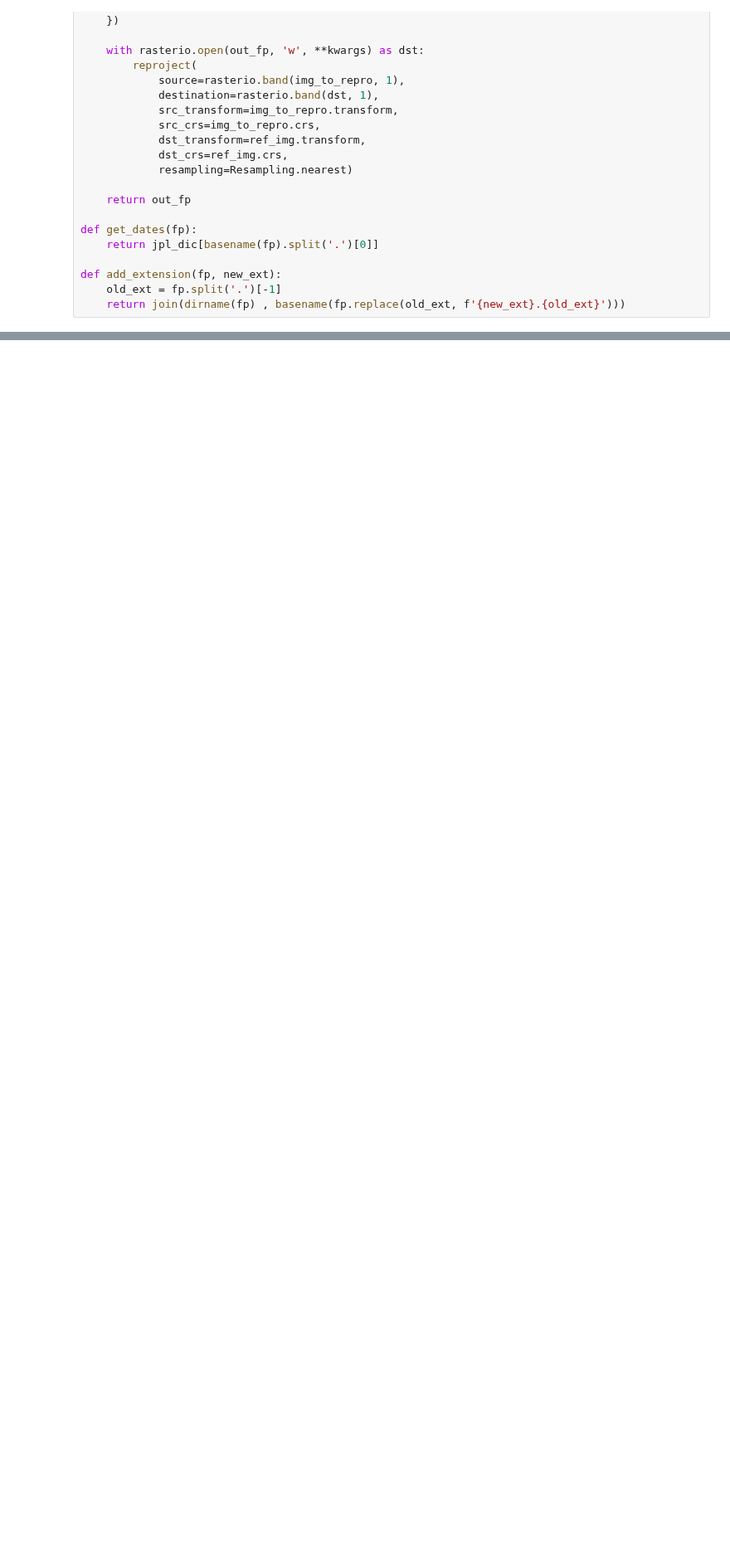
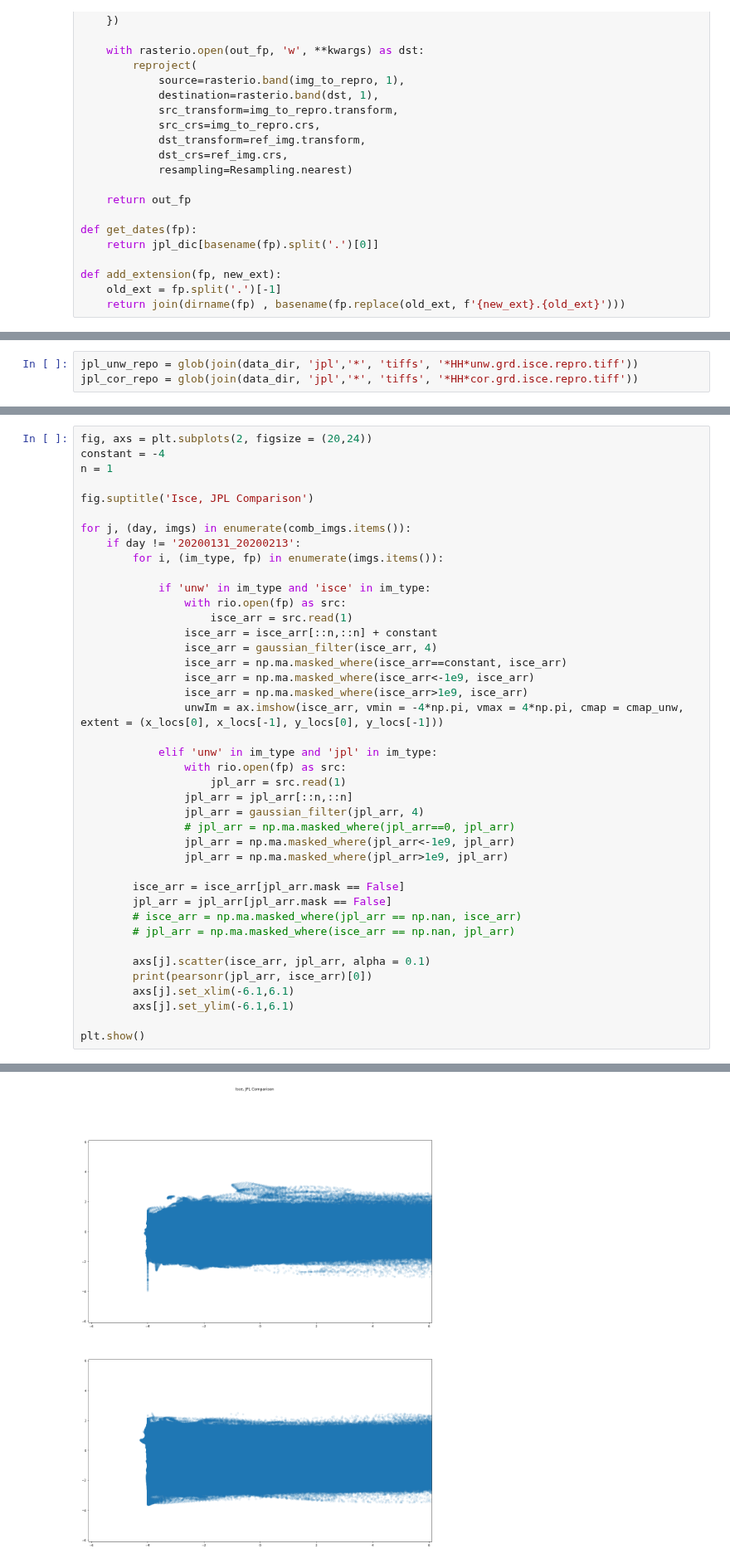
Before and after one commit to ZachHoppinen/uavsar, a Jupyter notebook: src/slc_stack/isce_jpl_compare.ipynb, the cells around one changed output, grey strips where cells are left out. Shown at 83% size. Drawn from its saved outputs; the diff is of its cells as text; blank space fills up the shorter version.

```diff
--- a/src/slc_stack/isce_jpl_compare.ipynb
+++ b/src/slc_stack/isce_jpl_compare.ipynb
@@ -88,0 +102,3 @@ f.colorbar(im, cax=cbar_ax)
+# %%
+jpl_unw_repo = glob(join(data_dir, 'jpl','*', 'tiffs', '*HH*unw.grd.isce.repro.tiff'))
+jpl_cor_repo = glob(join(data_dir, 'jpl','*', 'tiffs', '*HH*cor.grd.isce.repro.tiff'))
@@ -88,0 +242,42 @@ f.colorbar(im, cax=cbar_ax)
+# %%
+fig, axs = plt.subplots(2, figsize = (20,24))
+constant = -4
+n = 1
+
+fig.suptitle('Isce, JPL Comparison')
+
+for j, (day, imgs) in enumerate(comb_imgs.items()):
+    if day != '20200131_20200213':
+        for i, (im_type, fp) in enumerate(imgs.items()):
+
+            if 'unw' in im_type and 'isce' in im_type:
+                with rio.open(fp) as src:
+                    isce_arr = src.read(1)
+                isce_arr = isce_arr[::n,::n] + constant
+                isce_arr = gaussian_filter(isce_arr, 4)
+                isce_arr = np.ma.masked_where(isce_arr==constant, isce_arr)
+                isce_arr = np.ma.masked_where(isce_arr<-1e9, isce_arr)
+                isce_arr = np.ma.masked_where(isce_arr>1e9, isce_arr)
+                unwIm = ax.imshow(isce_arr, vmin = -4*np.pi, vmax = 4*np.pi, cmap = cmap_unw, extent = (x_locs[0], x_locs[-1], y_locs[0], y_locs[-1]))
+
+            elif 'unw' in im_type and 'jpl' in im_type:
+                with rio.open(fp) as src:
+                    jpl_arr = src.read(1)
+                jpl_arr = jpl_arr[::n,::n]
+                jpl_arr = gaussian_filter(jpl_arr, 4)
+                # jpl_arr = np.ma.masked_where(jpl_arr==0, jpl_arr)
+                jpl_arr = np.ma.masked_where(jpl_arr<-1e9, jpl_arr)
+                jpl_arr = np.ma.masked_where(jpl_arr>1e9, jpl_arr)
+
+        isce_arr = isce_arr[jpl_arr.mask == False]
+        jpl_arr = jpl_arr[jpl_arr.mask == False]
+        # isce_arr = np.ma.masked_where(jpl_arr == np.nan, isce_arr)
+        # jpl_arr = np.ma.masked_where(isce_arr == np.nan, jpl_arr)
+
+        axs[j].scatter(isce_arr, jpl_arr, alpha = 0.1)
+        print(pearsonr(jpl_arr, isce_arr)[0])
+        axs[j].set_xlim(-6.1,6.1)
+        axs[j].set_ylim(-6.1,6.1)
+
+plt.show()
+# %% [output]
@@ -88,0 +286 @@ f.colorbar(im, cax=cbar_ax)
+[figure, added]
```
Also changed, not shown: parts of 10 cells of this notebook, 1 other file.
